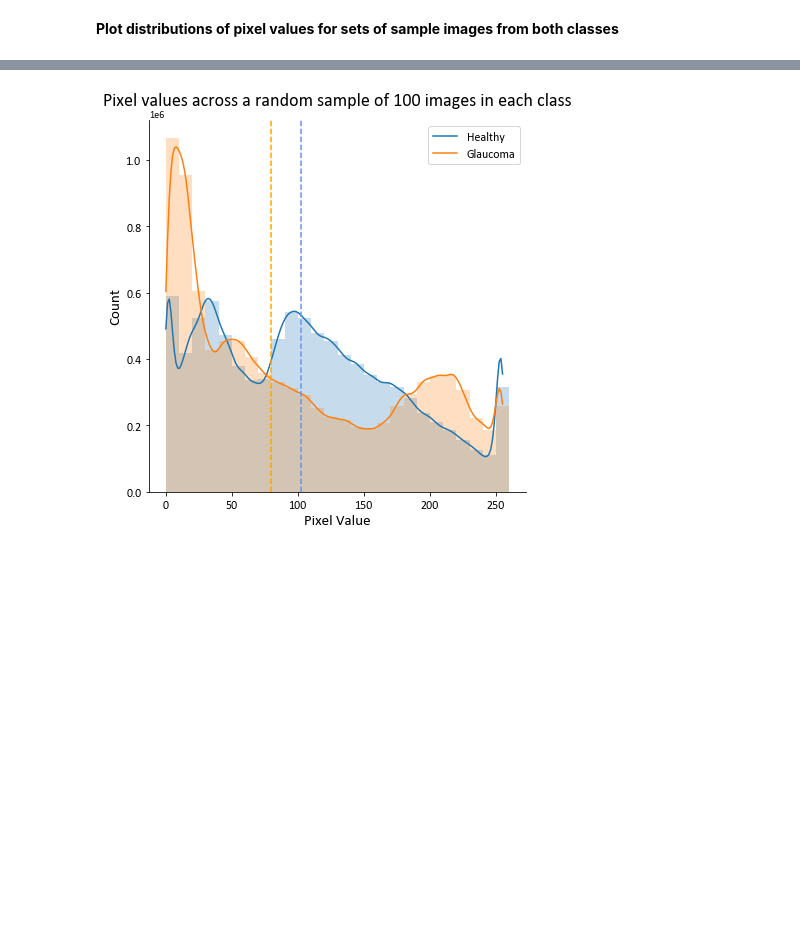
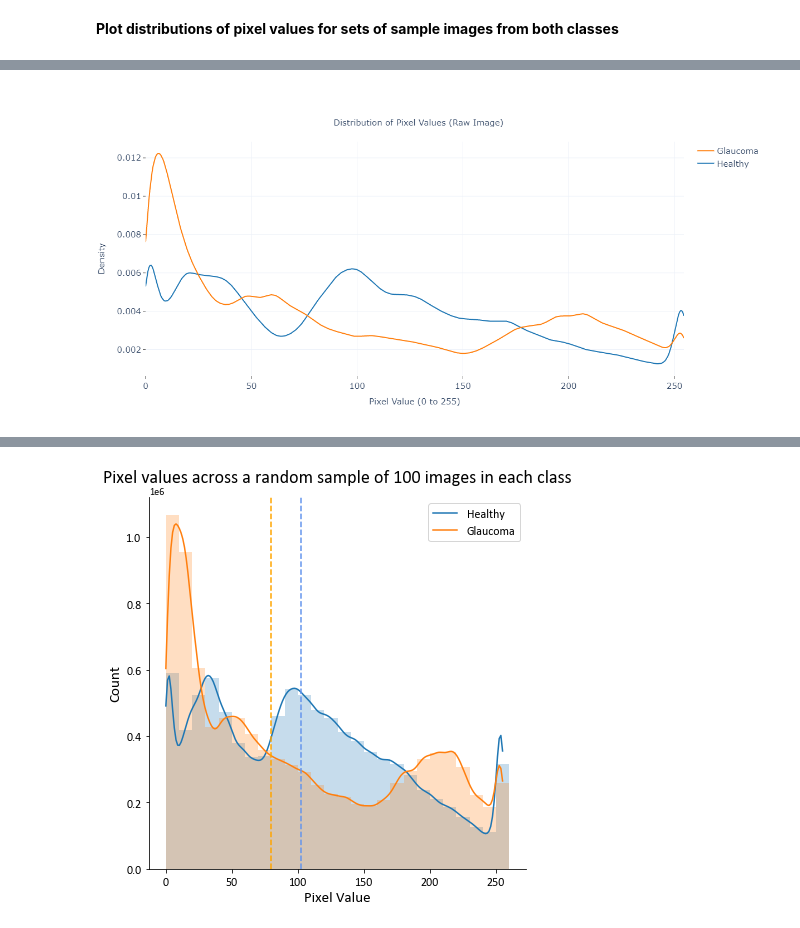
Before and after one commit to gigi-codes/wwc_hackathon_22, a Jupyter notebook: code/01_import_save_data.ipynb, the cells around one changed output, grey strips where cells are left out. Cells and saved outputs as stored; diff of their text form; code cells hidden in the pictures; blank space fills up the shorter version.

```diff
--- a/code/01_import_save_data.ipynb
+++ b/code/01_import_save_data.ipynb
@@ -103,0 +145,25 @@ pixels_df = pd.DataFrame({'pixels':np.concatenate((pixels_g, pixels_h)),
+# %%
+hist_data = [pixels_df[pixels_df['label']=='Healthy']['pixels'], pixels_df[pixels_df['label']=='Glaucoma']['pixels']]
+group_labels = ['Healthy', 'Glaucoma']
+colors = ['#1f77b4', '#ff7f0e']
+
+
+fig = ff.create_distplot(hist_data, group_labels, show_hist=False, show_rug=False, colors=colors)
+
+# Add title
+fig.update_layout(width=500,
+                  height=600,
+                  title_text='Distribution of Pixel Values (Raw Image)',
+                  title_y=0.9,
+                  title_x=0.48,
+                  plot_bgcolor='white',
+                  template='plotly_white',
+                  legend=dict(font=dict(size=15)),
+                  title_font=dict(size=15))
+
+fig.update_xaxes(title='Pixel Value (0 to 255)', title_font_size=15, tickfont_size=15, ticks='outside')
+fig.update_yaxes(title='Density', title_font_size=15, tickfont_size=15, ticks='outside')
+
+fig.show()
+# %% [output]
+[figure, added]
```
Also changed, not shown: parts of 22 cells of this notebook, 19 other files.
